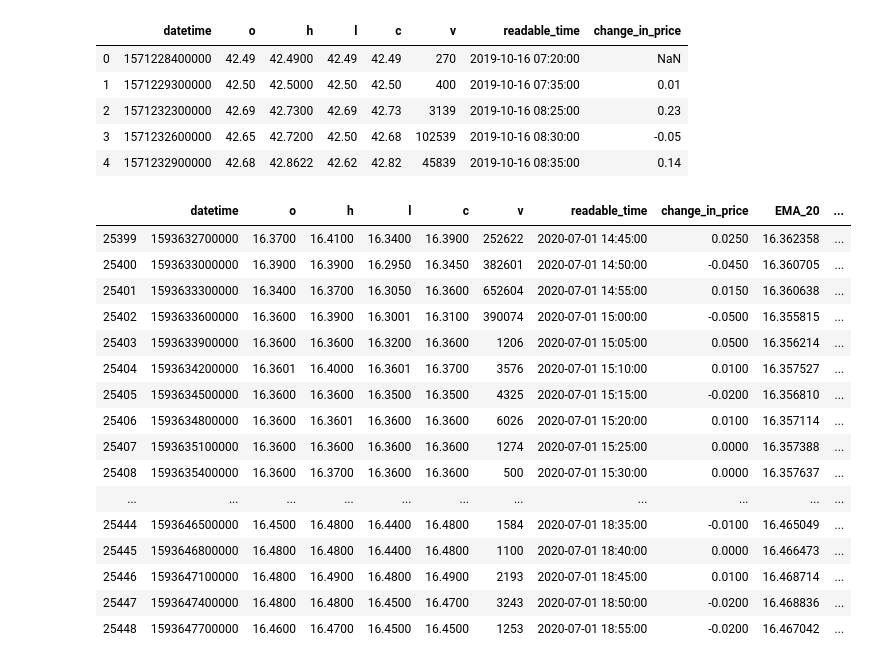
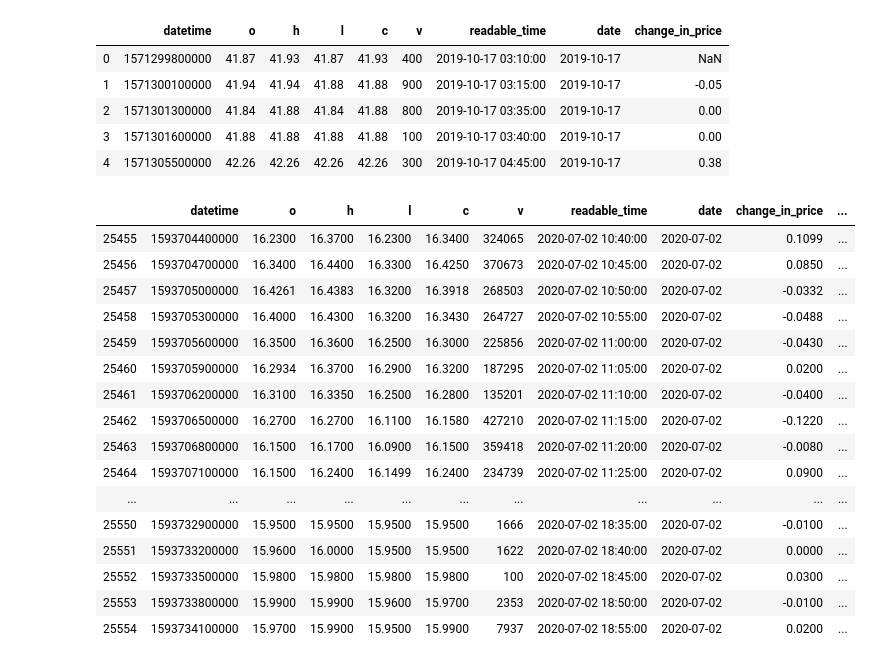
Before and after one commit to jbrown400/trader-bot, a Jupyter notebook: Charlie.ipynb, the cells around one changed output. Cells and saved outputs as stored; diff of their text form; code cells hidden in the pictures.

Commit message:
Updated CCL data. Added VWAP. Created Buy_Indicator column to show when it would buy and when it would hold.

```diff
--- a/Charlie.ipynb
+++ b/Charlie.ipynb
@@ -8,6 +8,8 @@ import numpy as np
 import pandas as pd
 import matplotlib.pyplot as plt
 
+# Set Pandas row limit
+pd.set_option('display.max_rows', 500)
+
 # Load the data from the CSV file
 price_data = pd.read_csv('./data/CCL_historical_data.csv')
-price_data
@@ -30,49 +18,63 @@ price_data
 price_data['change_in_price'] = price_data['c'].diff()
 price_data.head()
 # %% [output]
-|  | datetime | o | h | l | c | v | readable_time | change_in_price |
-| 0 | 1571228400000 | 42.49 | 42.4900 | 42.49 | 42.49 | 270 | 2019-10-16 07:20:00 | NaN |
-| 1 | 1571229300000 | 42.50 | 42.5000 | 42.50 | 42.50 | 400 | 2019-10-16 07:35:00 | 0.01 |
-| 2 | 1571232300000 | 42.69 | 42.7300 | 42.69 | 42.73 | 3139 | 2019-10-16 08:25:00 | 0.23 |
-| 3 | 1571232600000 | 42.65 | 42.7200 | 42.50 | 42.68 | 102539 | 2019-10-16 08:30:00 | -0.05 |
-| 4 | 1571232900000 | 42.68 | 42.8622 | 42.62 | 42.82 | 45839 | 2019-10-16 08:35:00 | 0.14 |
+|  | datetime | o | h | l | c | v | readable_time | date | change_in_price |
+| 0 | 1571299800000 | 41.87 | 41.93 | 41.87 | 41.93 | 400 | 2019-10-17 03:10:00 | 2019-10-17 | NaN |
+| 1 | 1571300100000 | 41.94 | 41.94 | 41.88 | 41.88 | 900 | 2019-10-17 03:15:00 | 2019-10-17 | -0.05 |
+| 2 | 1571301300000 | 41.84 | 41.88 | 41.84 | 41.88 | 800 | 2019-10-17 03:35:00 | 2019-10-17 | 0.00 |
+| 3 | 1571301600000 | 41.88 | 41.88 | 41.88 | 41.88 | 100 | 2019-10-17 03:40:00 | 2019-10-17 | 0.00 |
+| 4 | 1571305500000 | 42.26 | 42.26 | 42.26 | 42.26 | 300 | 2019-10-17 04:45:00 | 2019-10-17 | 0.38 |
 # %%
 # Calculate 20 EMA (short term)
 ema_20 = price_data['c'].transform(lambda x: x.ewm(span = 20).mean())
 price_data['EMA_20'] = ema_20
 
 # Calculate 200 EMA (long term)
 ema_200 = price_data['c'].transform(lambda x: x.ewm(span = 200).mean())
 price_data['EMA_200'] = ema_200
 
 #  Calculate MACD
 ema_26 = price_data['c'].transform(lambda x: x.ewm(span = 26).mean())
 ema_12 = price_data['c'].transform(lambda x: x.ewm(span = 12).mean())
 macd = ema_12 - ema_26
 
 ema_9_macd = macd.ewm(span = 9).mean()
 
+# Calculate the VWAP
+def vol_weighted_avg_price(date_group):
+    vwap_col = []
+    volume = date_group['v']
+    high = date_group['h']
+    low = date_group['l']
+
+    # Calculate VWAP
+    vwap_col = (volume * ((high + low)/2)).cumsum() / volume.cumsum()
+    return pd.Series(vwap_col, index = date_group.index)
+
+vwap = price_data.groupby('date').apply(vol_weighted_avg_price)
+price_data['VWAP_50'] = vwap.reset_index(level=0, drop=True)
+
 # Store the data in the data fram
 price_data['MACD'] = macd
 price_data['MACD_EMA'] = ema_9_macd
 price_data['MACD_Diff'] = macd - ema_9_macd
 
-price_data.tail(50)
+price_data.tail(100)
 # %% [output]
-|  | datetime | o | h | l | c | v | readable_time | change_in_price | EMA_20 | ... |
-| 25399 | 1593632700000 | 16.3700 | 16.4100 | 16.3400 | 16.3900 | 252622 | 2020-07-01 14:45:00 | 0.0250 | 16.362358 | ... |
-| 25400 | 1593633000000 | 16.3900 | 16.3900 | 16.2950 | 16.3450 | 382601 | 2020-07-01 14:50:00 | -0.0450 | 16.360705 | ... |
-| 25401 | 1593633300000 | 16.3400 | 16.3700 | 16.3050 | 16.3600 | 652604 | 2020-07-01 14:55:00 | 0.0150 | 16.360638 | ... |
-| 25402 | 1593633600000 | 16.3600 | 16.3900 | 16.3001 | 16.3100 | 390074 | 2020-07-01 15:00:00 | -0.0500 | 16.355815 | ... |
-| 25403 | 1593633900000 | 16.3600 | 16.3600 | 16.3200 | 16.3600 | 1206 | 2020-07-01 15:05:00 | 0.0500 | 16.356214 | ... |
-| 25404 | 1593634200000 | 16.3601 | 16.4000 | 16.3601 | 16.3700 | 3576 | 2020-07-01 15:10:00 | 0.0100 | 16.357527 | ... |
-| 25405 | 1593634500000 | 16.3600 | 16.3600 | 16.3500 | 16.3500 | 4325 | 2020-07-01 15:15:00 | -0.0200 | 16.356810 | ... |
-| 25406 | 1593634800000 | 16.3600 | 16.3601 | 16.3600 | 16.3600 | 6026 | 2020-07-01 15:20:00 | 0.0100 | 16.357114 | ... |
-| 25407 | 1593635100000 | 16.3600 | 16.3600 | 16.3600 | 16.3600 | 1274 | 2020-07-01 15:25:00 | 0.0000 | 16.357388 | ... |
-| 25408 | 1593635400000 | 16.3600 | 16.3700 | 16.3600 | 16.3600 | 500 | 2020-07-01 15:30:00 | 0.0000 | 16.357637 | ... |
+|  | datetime | o | h | l | c | v | readable_time | date | change_in_price | ... |
+| 25455 | 1593704400000 | 16.2300 | 16.3700 | 16.2300 | 16.3400 | 324065 | 2020-07-02 10:40:00 | 2020-07-02 | 0.1099 | ... |
+| 25456 | 1593704700000 | 16.3400 | 16.4400 | 16.3300 | 16.4250 | 370673 | 2020-07-02 10:45:00 | 2020-07-02 | 0.0850 | ... |
+| 25457 | 1593705000000 | 16.4261 | 16.4383 | 16.3200 | 16.3918 | 268503 | 2020-07-02 10:50:00 | 2020-07-02 | -0.0332 | ... |
+| 25458 | 1593705300000 | 16.4000 | 16.4300 | 16.3200 | 16.3430 | 264727 | 2020-07-02 10:55:00 | 2020-07-02 | -0.0488 | ... |
+| 25459 | 1593705600000 | 16.3500 | 16.3600 | 16.2500 | 16.3000 | 225856 | 2020-07-02 11:00:00 | 2020-07-02 | -0.0430 | ... |
+| 25460 | 1593705900000 | 16.2934 | 16.3700 | 16.2900 | 16.3200 | 187295 | 2020-07-02 11:05:00 | 2020-07-02 | 0.0200 | ... |
+| 25461 | 1593706200000 | 16.3100 | 16.3350 | 16.2500 | 16.2800 | 135201 | 2020-07-02 11:10:00 | 2020-07-02 | -0.0400 | ... |
+| 25462 | 1593706500000 | 16.2700 | 16.2700 | 16.1100 | 16.1580 | 427210 | 2020-07-02 11:15:00 | 2020-07-02 | -0.1220 | ... |
+| 25463 | 1593706800000 | 16.1500 | 16.1700 | 16.0900 | 16.1500 | 359418 | 2020-07-02 11:20:00 | 2020-07-02 | -0.0080 | ... |
+| 25464 | 1593707100000 | 16.1500 | 16.2400 | 16.1499 | 16.2400 | 234739 | 2020-07-02 11:25:00 | 2020-07-02 | 0.0900 | ... |
 | ... | ... | ... | ... | ... | ... | ... | ... | ... | ... | ... |
-| 25444 | 1593646500000 | 16.4500 | 16.4800 | 16.4400 | 16.4800 | 1584 | 2020-07-01 18:35:00 | -0.0100 | 16.465049 | ... |
-| 25445 | 1593646800000 | 16.4800 | 16.4800 | 16.4400 | 16.4800 | 1100 | 2020-07-01 18:40:00 | 0.0000 | 16.466473 | ... |
-| 25446 | 1593647100000 | 16.4800 | 16.4900 | 16.4800 | 16.4900 | 2193 | 2020-07-01 18:45:00 | 0.0100 | 16.468714 | ... |
-| 25447 | 1593647400000 | 16.4800 | 16.4800 | 16.4500 | 16.4700 | 3243 | 2020-07-01 18:50:00 | -0.0200 | 16.468836 | ... |
-| 25448 | 1593647700000 | 16.4600 | 16.4700 | 16.4500 | 16.4500 | 1253 | 2020-07-01 18:55:00 | -0.0200 | 16.467042 | ... |
+| 25550 | 1593732900000 | 15.9500 | 15.9500 | 15.9500 | 15.9500 | 1666 | 2020-07-02 18:35:00 | 2020-07-02 | -0.0100 | ... |
+| 25551 | 1593733200000 | 15.9600 | 16.0000 | 15.9500 | 15.9500 | 1622 | 2020-07-02 18:40:00 | 2020-07-02 | 0.0000 | ... |
+| 25552 | 1593733500000 | 15.9800 | 15.9800 | 15.9800 | 15.9800 | 100 | 2020-07-02 18:45:00 | 2020-07-02 | 0.0300 | ... |
+| 25553 | 1593733800000 | 15.9900 | 15.9900 | 15.9600 | 15.9700 | 2353 | 2020-07-02 18:50:00 | 2020-07-02 | -0.0100 | ... |
+| 25554 | 1593734100000 | 15.9700 | 15.9900 | 15.9500 | 15.9900 | 7937 | 2020-07-02 18:55:00 | 2020-07-02 | 0.0200 | ... |
```
Also changed, not shown: parts of 3 cells of this notebook, 1 other file.
